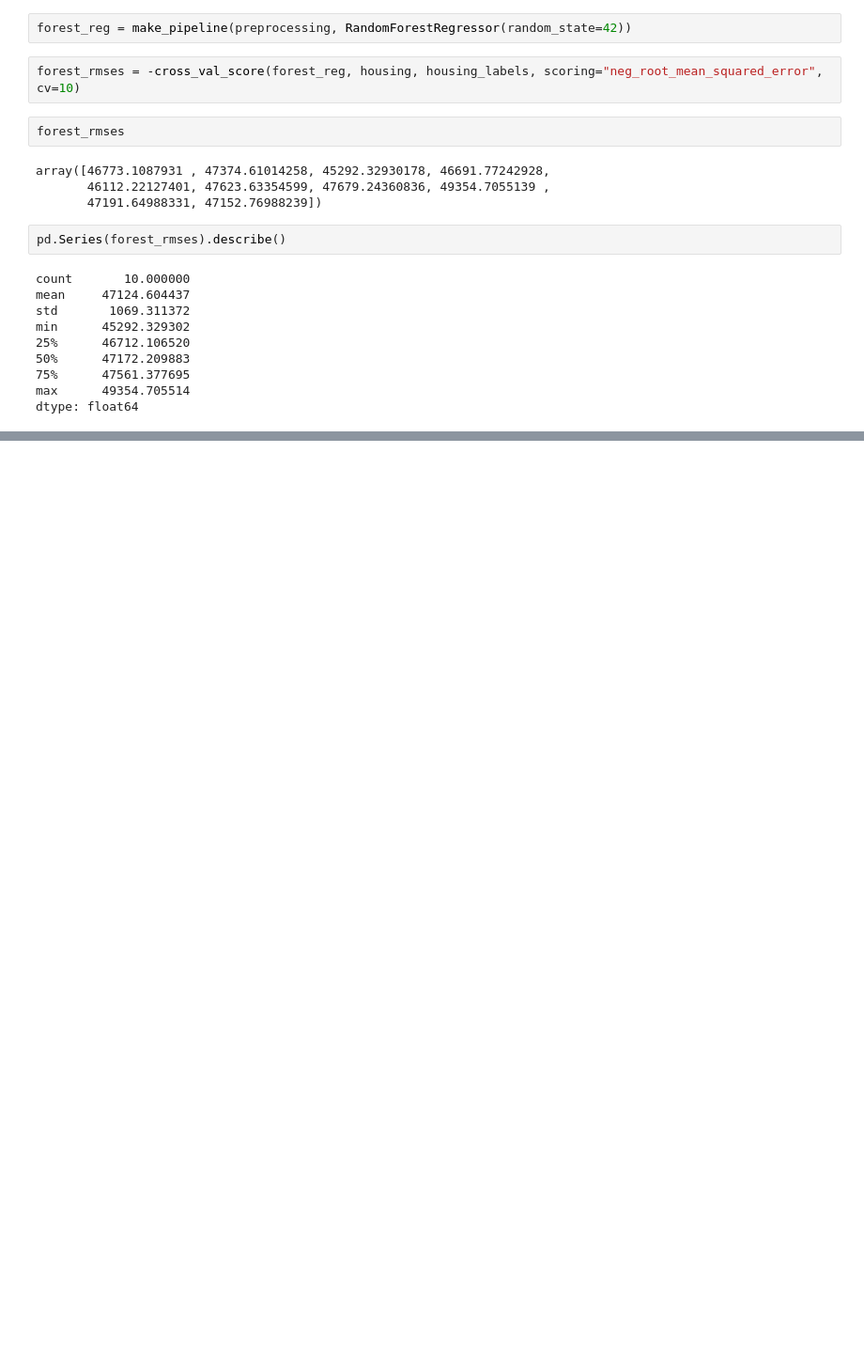
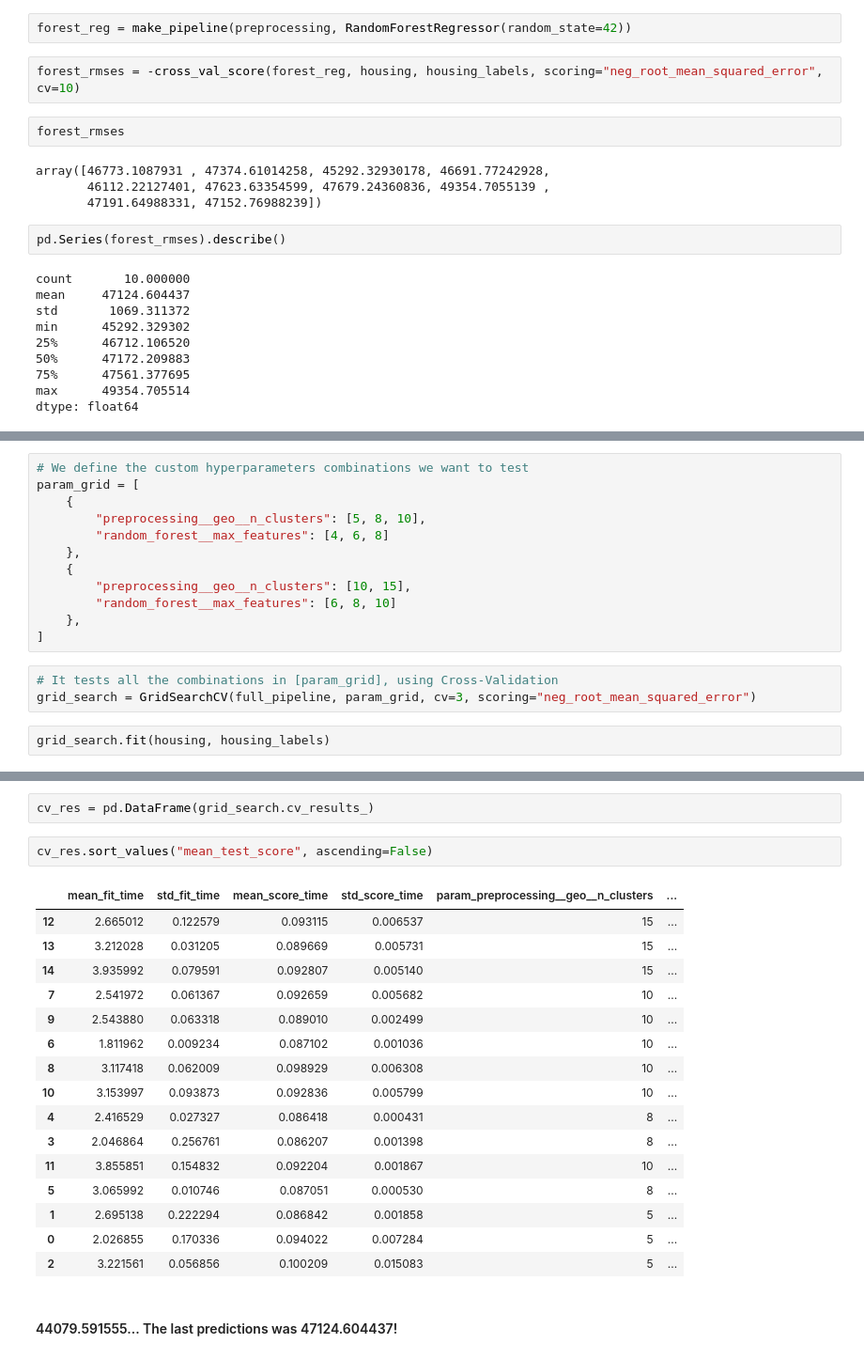
Before and after one commit to Danihmn/Hands-on-Machine-Learning-with-Scikit-Learn-Keras-and-TensowFlow-studies, a Jupyter notebook: chapter_2/end_to_end_ml_project/pipeline.ipynb, the cells around one changed output, grey strips where cells are left out. Shown at 94% size. Cells and saved outputs as stored; diff of their text form; blank space fills up the shorter version.

```diff
--- a/chapter_2/end_to_end_ml_project/pipeline.ipynb
+++ b/chapter_2/end_to_end_ml_project/pipeline.ipynb
@@ -961,0 +968,17 @@ dtype: float64
+# %%
+# We define the custom hyperparameters combinations we want to test
+param_grid = [
+    {
+        "preprocessing__geo__n_clusters": [5, 8, 10],
+        "random_forest__max_features": [4, 6, 8]
+    },
+    {
+        "preprocessing__geo__n_clusters": [10, 15],
+        "random_forest__max_features": [6, 8, 10]
+    },
+]
+# %%
+# It tests all the combinations in [param_grid], using Cross-Validation
+grid_search = GridSearchCV(full_pipeline, param_grid, cv=3, scoring="neg_root_mean_squared_error")
+# %%
+grid_search.fit(housing, housing_labels)
@@ -961,0 +1029,23 @@ dtype: float64
+# %%
+cv_res = pd.DataFrame(grid_search.cv_results_)
+# %%
+cv_res.sort_values("mean_test_score", ascending=False)
+# %% [output]
+|  | mean_fit_time | std_fit_time | mean_score_time | std_score_time | param_preprocessing__geo__n_clusters | ... |
+| 12 | 2.665012 | 0.122579 | 0.093115 | 0.006537 | 15 | ... |
+| 13 | 3.212028 | 0.031205 | 0.089669 | 0.005731 | 15 | ... |
+| 14 | 3.935992 | 0.079591 | 0.092807 | 0.005140 | 15 | ... |
+| 7 | 2.541972 | 0.061367 | 0.092659 | 0.005682 | 10 | ... |
+| 9 | 2.543880 | 0.063318 | 0.089010 | 0.002499 | 10 | ... |
+| 6 | 1.811962 | 0.009234 | 0.087102 | 0.001036 | 10 | ... |
+| 8 | 3.117418 | 0.062009 | 0.098929 | 0.006308 | 10 | ... |
+| 10 | 3.153997 | 0.093873 | 0.092836 | 0.005799 | 10 | ... |
+| 4 | 2.416529 | 0.027327 | 0.086418 | 0.000431 | 8 | ... |
+| 3 | 2.046864 | 0.256761 | 0.086207 | 0.001398 | 8 | ... |
+| 11 | 3.855851 | 0.154832 | 0.092204 | 0.001867 | 10 | ... |
+| 5 | 3.065992 | 0.010746 | 0.087051 | 0.000530 | 8 | ... |
+| 1 | 2.695138 | 0.222294 | 0.086842 | 0.001858 | 5 | ... |
+| 0 | 2.026855 | 0.170336 | 0.094022 | 0.007284 | 5 | ... |
+| 2 | 3.221561 | 0.056856 | 0.100209 | 0.015083 | 5 | ... |
+# %% [markdown]
+#### 44079.591555... The last predictions was 47124.604437!
```
Also changed, not shown: parts of 11 cells of this notebook.
